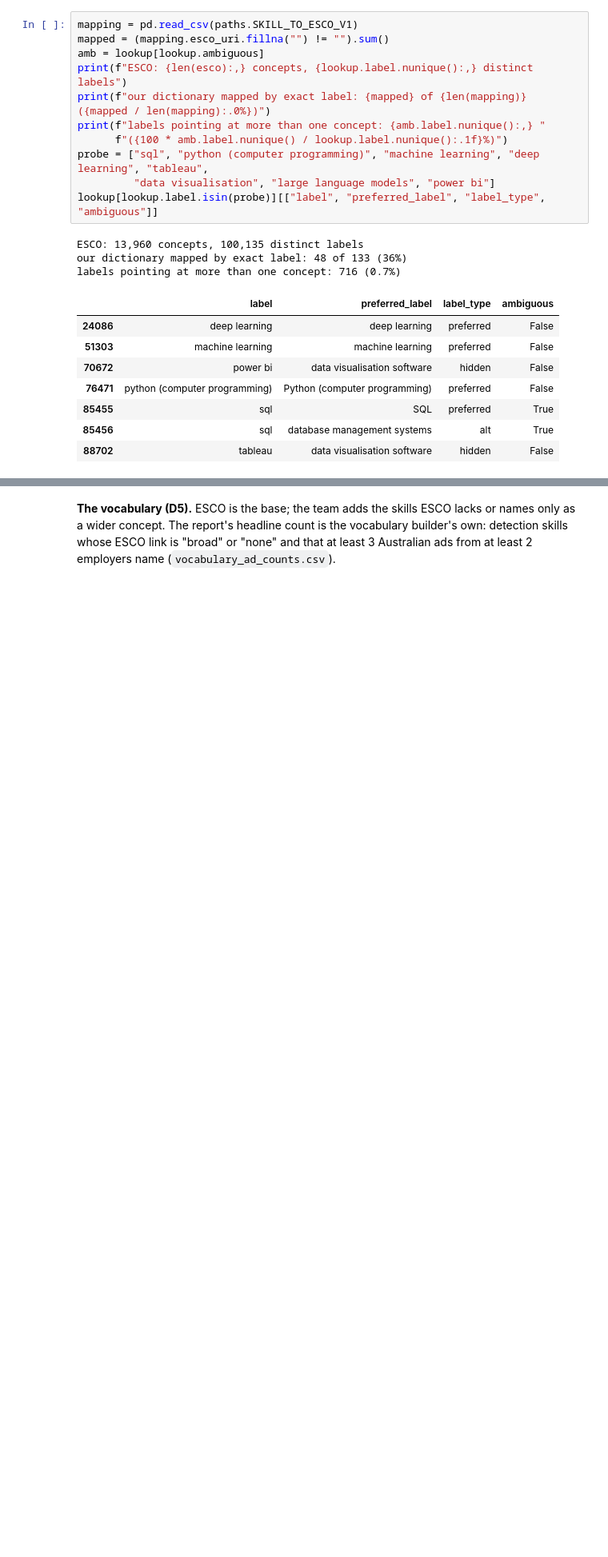
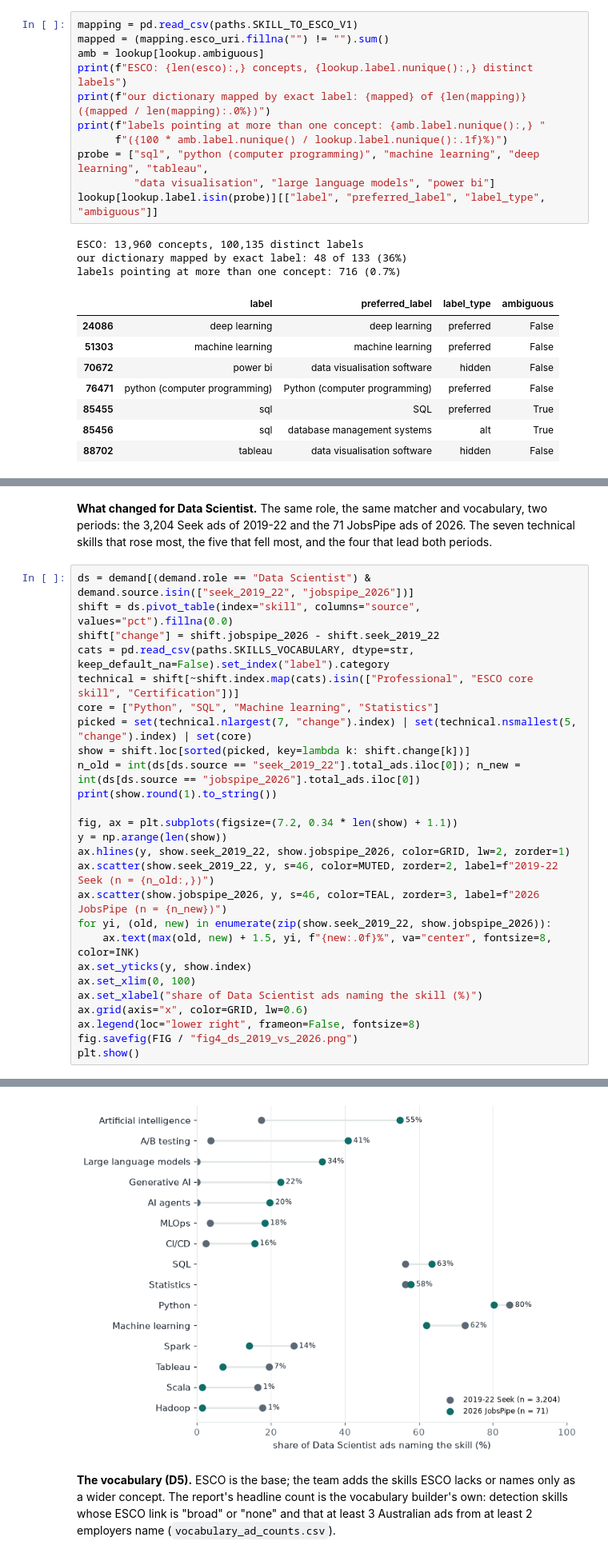
Before and after one commit to AndyPham2004/ANLP-AT2-Skillabus, a Jupyter notebook: notebooks/vt_eda.ipynb, the cells around one changed output, grey strips where cells are left out. Shown at 80% size. Cells and saved outputs as stored; diff of their text form; blank space fills up the shorter version.

```diff
--- a/notebooks/vt_eda.ipynb
+++ b/notebooks/vt_eda.ipynb
@@ -834,0 +833,31 @@ QA/Test Engineer               taxonomy only: ESCO 10 essential + 21 optional, O
+# %% [markdown]
+**What changed for Data Scientist.** The same role, the same matcher and vocabulary, two
+periods: the 3,204 Seek ads of 2019-22 and the 71 JobsPipe ads of 2026. The seven technical
+skills that rose most, the five that fell most, and the four that lead both periods.
+# %%
+ds = demand[(demand.role == "Data Scientist") & demand.source.isin(["seek_2019_22", "jobspipe_2026"])]
+shift = ds.pivot_table(index="skill", columns="source", values="pct").fillna(0.0)
+shift["change"] = shift.jobspipe_2026 - shift.seek_2019_22
+cats = pd.read_csv(paths.SKILLS_VOCABULARY, dtype=str, keep_default_na=False).set_index("label").category
+technical = shift[~shift.index.map(cats).isin(["Professional", "ESCO core skill", "Certification"])]
+core = ["Python", "SQL", "Machine learning", "Statistics"]
+picked = set(technical.nlargest(7, "change").index) | set(technical.nsmallest(5, "change").index) | set(core)
+show = shift.loc[sorted(picked, key=lambda k: shift.change[k])]
+n_old = int(ds[ds.source == "seek_2019_22"].total_ads.iloc[0]); n_new = int(ds[ds.source == "jobspipe_2026"].total_ads.iloc[0])
+print(show.round(1).to_string())
+
+fig, ax = plt.subplots(figsize=(7.2, 0.34 * len(show) + 1.1))
+y = np.arange(len(show))
+ax.hlines(y, show.seek_2019_22, show.jobspipe_2026, color=GRID, lw=2, zorder=1)
+ax.scatter(show.seek_2019_22, y, s=46, color=MUTED, zorder=2, label=f"2019-22 Seek (n = {n_old:,})")
+ax.scatter(show.jobspipe_2026, y, s=46, color=TEAL, zorder=3, label=f"2026 JobsPipe (n = {n_new})")
+for yi, (old, new) in enumerate(zip(show.seek_2019_22, show.jobspipe_2026)):
+    ax.text(max(old, new) + 1.5, yi, f"{new:.0f}%", va="center", fontsize=8, color=INK)
+ax.set_yticks(y, show.index)
+ax.set_xlim(0, 100)
+ax.set_xlabel("share of Data Scientist ads naming the skill (%)")
+ax.grid(axis="x", color=GRID, lw=0.6)
+ax.legend(loc="lower right", frameon=False, fontsize=8)
+fig.savefig(FIG / "fig4_ds_2019_vs_2026.png")
+plt.show()
+# %% [output]
@@ -835,3 +881,4 @@ QA/Test Engineer               taxonomy only: ESCO 10 essential + 21 optional, O
+[figure, added]
 # %% [markdown]
 **The vocabulary (D5).** ESCO is the base; the team adds the skills ESCO lacks or names only
 as a wider concept. The report's headline count is the vocabulary builder's own: detection
```
Also changed, not shown: parts of 17 cells of this notebook, 9 other files.
